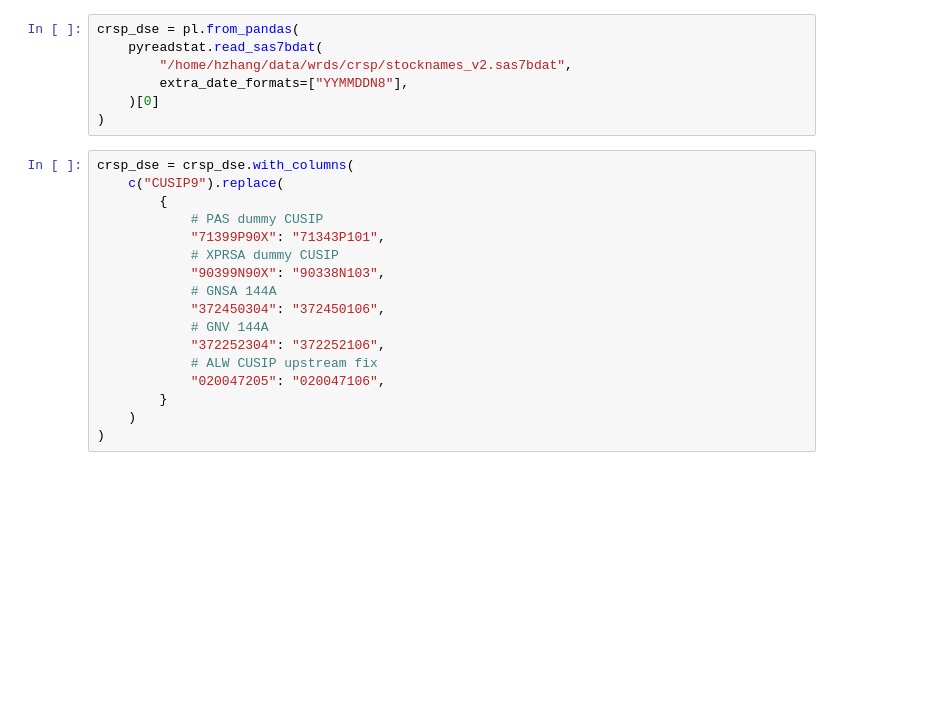
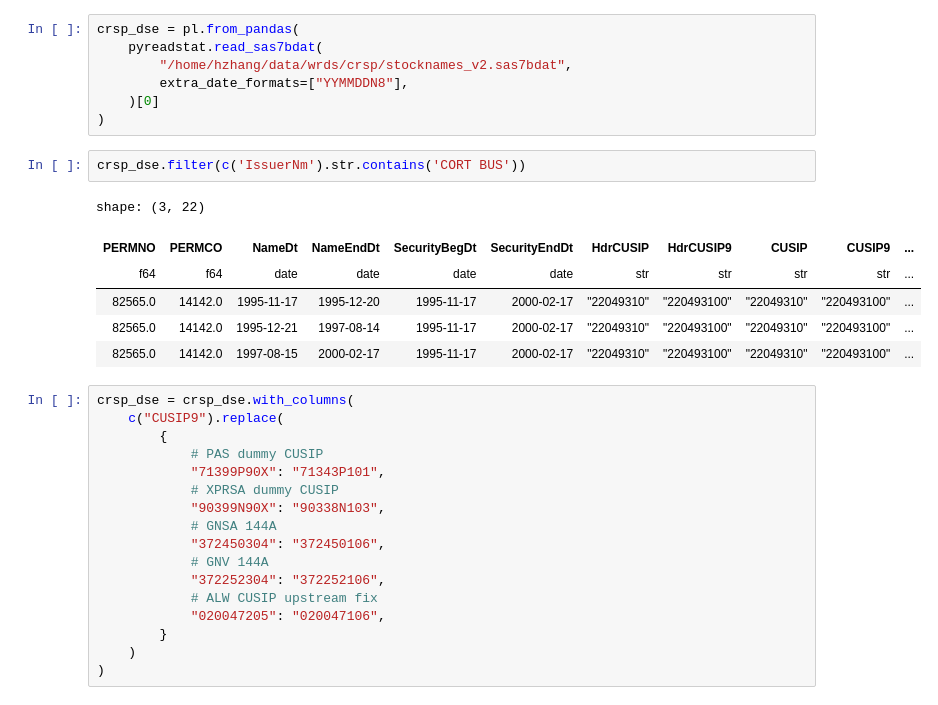
Before and after one commit to gnahz04/itsy, a Jupyter notebook: russell_crsp_link.ipynb, the cells around one changed output. Saved outputs shown, nothing was run; the diff lists cells and outputs as text; blank space fills up the shorter version.

```diff
--- a/russell_crsp_link.ipynb
+++ b/russell_crsp_link.ipynb
@@ -101,6 +101,15 @@ crsp_dse = pl.from_pandas(
         extra_date_formats=["YYMMDDN8"],
     )[0]
 )
+# %%
+crsp_dse.filter(c('IssuerNm').str.contains('CORT BUS'))
+# %% [output]
+shape: (3, 22)
+| PERMNO | PERMCO | NameDt | NameEndDt | SecurityBegDt | SecurityEndDt | HdrCUSIP | HdrCUSIP9 | CUSIP | CUSIP9 | ... |
+| f64 | f64 | date | date | date | date | str | str | str | str | ... |
+| 82565.0 | 14142.0 | 1995-11-17 | 1995-12-20 | 1995-11-17 | 2000-02-17 | "22049310" | "220493100" | "22049310" | "220493100" | ... |
+| 82565.0 | 14142.0 | 1995-12-21 | 1997-08-14 | 1995-11-17 | 2000-02-17 | "22049310" | "220493100" | "22049310" | "220493100" | ... |
+| 82565.0 | 14142.0 | 1997-08-15 | 2000-02-17 | 1995-11-17 | 2000-02-17 | "22049310" | "220493100" | "22049310" | "220493100" | ... |
 # %%
 crsp_dse = crsp_dse.with_columns(
     c("CUSIP9").replace(
```
